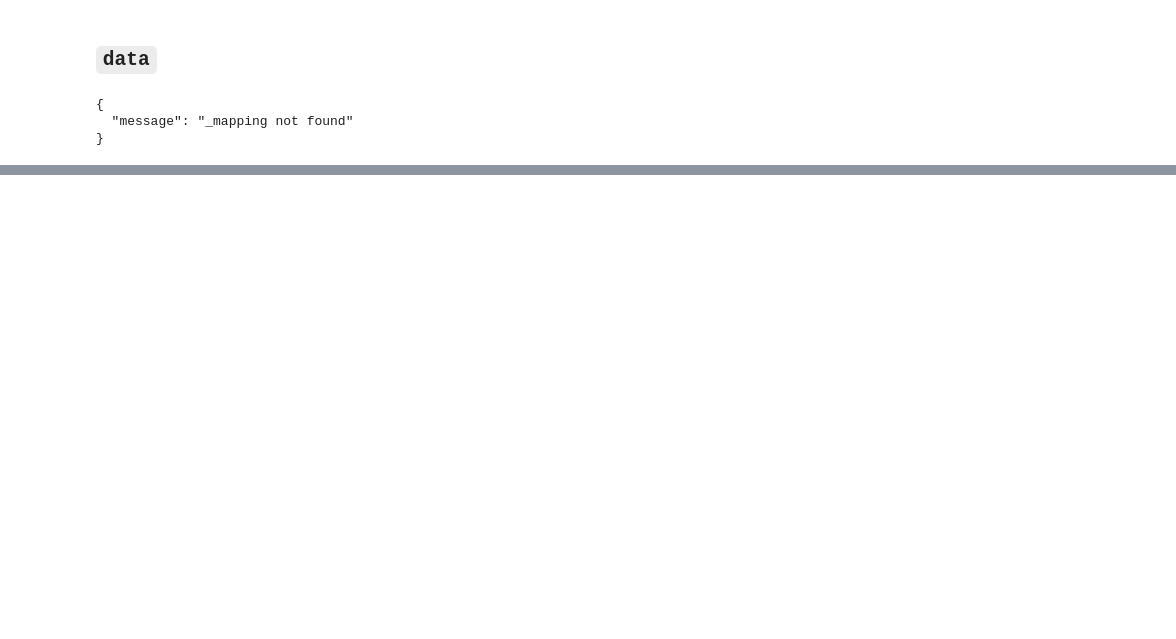
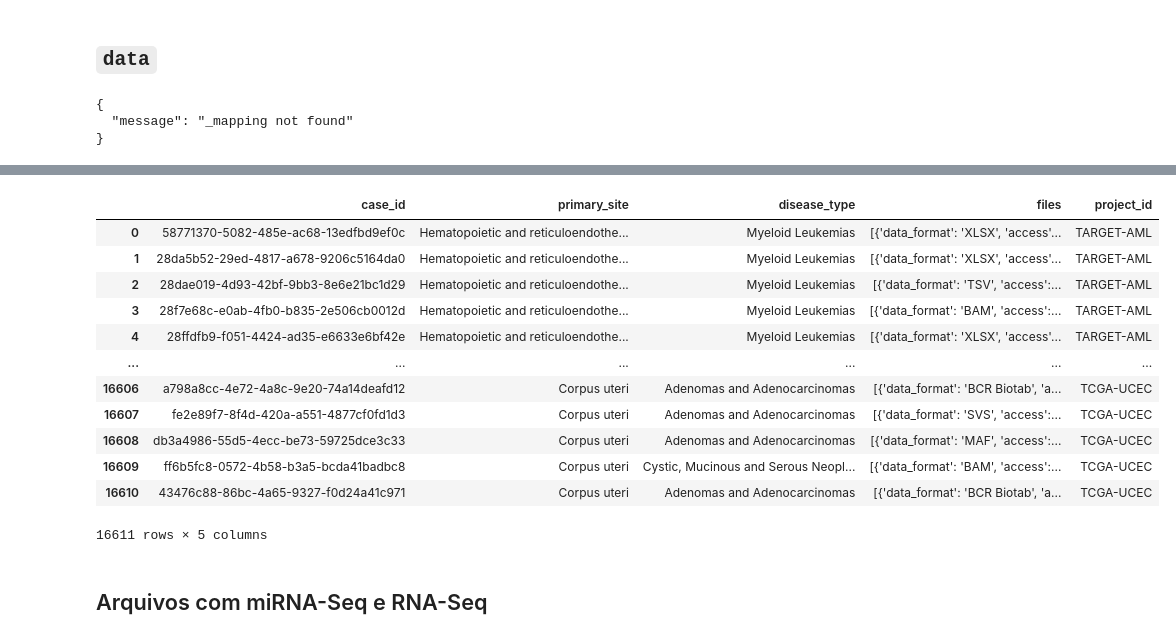
Before and after one commit to MylenaRoberta/pan-cancer-analysis, a Jupyter notebook: notebooks/exploration/tcga-api.ipynb, the cells around one changed output, grey strips where cells are left out. Cells and saved outputs as stored; diff of their text form; code cells hidden in the pictures; blank space fills up the shorter version.

```diff
--- a/notebooks/exploration/tcga-api.ipynb
+++ b/notebooks/exploration/tcga-api.ipynb
@@ -605,0 +645,19 @@ df_projects
+# %%
+# Printa o DataFrame de casos e arquivos
+df_cases_and_files
+# %% [output]
+|  | case_id | primary_site | disease_type | files | project_id |
+| 0 | 58771370-5082-485e-ac68-13edfbd9ef0c | Hematopoietic and reticuloendothe... | Myeloid Leukemias | [{'data_format': 'XLSX', 'access'... | TARGET-AML |
+| 1 | 28da5b52-29ed-4817-a678-9206c5164da0 | Hematopoietic and reticuloendothe... | Myeloid Leukemias | [{'data_format': 'XLSX', 'access'... | TARGET-AML |
+| 2 | 28dae019-4d93-42bf-9bb3-8e6e21bc1d29 | Hematopoietic and reticuloendothe... | Myeloid Leukemias | [{'data_format': 'TSV', 'access':... | TARGET-AML |
+| 3 | 28f7e68c-e0ab-4fb0-b835-2e506cb0012d | Hematopoietic and reticuloendothe... | Myeloid Leukemias | [{'data_format': 'BAM', 'access':... | TARGET-AML |
+| 4 | 28ffdfb9-f051-4424-ad35-e6633e6bf42e | Hematopoietic and reticuloendothe... | Myeloid Leukemias | [{'data_format': 'XLSX', 'access'... | TARGET-AML |
+| ... | ... | ... | ... | ... | ... |
+| 16606 | a798a8cc-4e72-4a8c-9e20-74a14deafd12 | Corpus uteri | Adenomas and Adenocarcinomas | [{'data_format': 'BCR Biotab', 'a... | TCGA-UCEC |
+| 16607 | fe2e89f7-8f4d-420a-a551-4877cf0fd1d3 | Corpus uteri | Adenomas and Adenocarcinomas | [{'data_format': 'SVS', 'access':... | TCGA-UCEC |
+| 16608 | db3a4986-55d5-4ecc-be73-59725dce3c33 | Corpus uteri | Adenomas and Adenocarcinomas | [{'data_format': 'MAF', 'access':... | TCGA-UCEC |
+| 16609 | ff6b5fc8-0572-4b58-b3a5-bcda41badbc8 | Corpus uteri | Cystic, Mucinous and Serous Neopl... | [{'data_format': 'BAM', 'access':... | TCGA-UCEC |
+| 16610 | 43476c88-86bc-4a65-9327-f0d24a41c971 | Corpus uteri | Adenomas and Adenocarcinomas | [{'data_format': 'BCR Biotab', 'a... | TCGA-UCEC |
+16611 rows × 5 columns
+# %% [markdown]
+## Arquivos com miRNA-Seq e RNA-Seq
```
Also changed, not shown: parts of 25 cells of this notebook.
